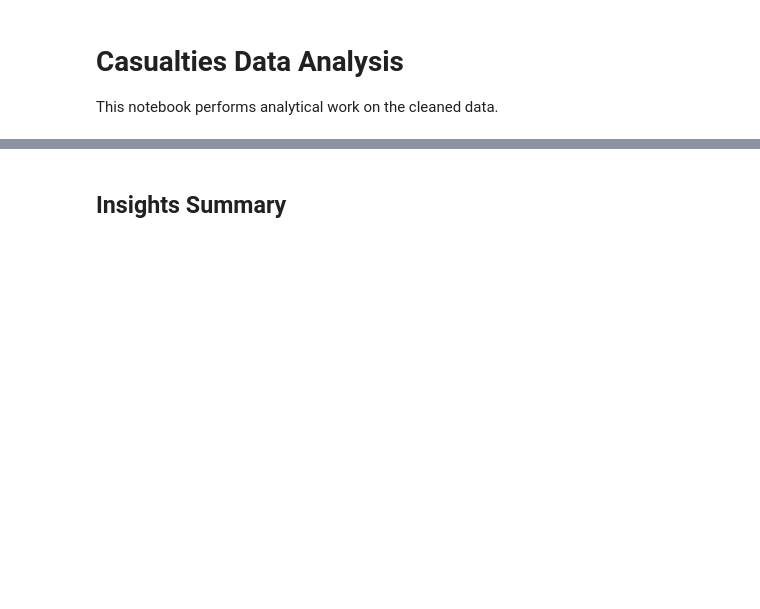
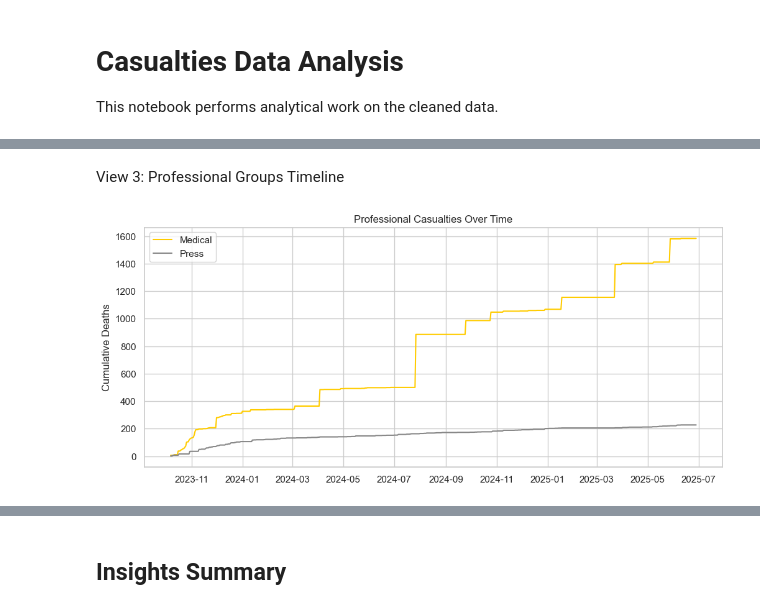
Before and after one commit to MIT-Emerging-Talent/ET6-CDSP-group-03-repo, a Jupyter notebook: 3_data_exploration/casualties_data_analysis.ipynb, the cells around one changed output, grey strips where cells are left out. Drawn from its saved outputs; the diff is of its cells as text; code cells hidden in the pictures; blank space fills up the shorter version.

```diff
--- a/3_data_exploration/casualties_data_analysis.ipynb
+++ b/3_data_exploration/casualties_data_analysis.ipynb
@@ -265,0 +202,13 @@ Final injury/death ratio: 2.57
+# %% [markdown]
+View 3: Professional Groups Timeline
+# %%
+plt.figure(figsize=(12, 5))
+plt.plot(df["date"], df["med_killed_cum"], label="Medical", color="#FFCC00")
+plt.plot(df["date"], df["press_killed_cum"], label="Press", color="#888888")
+plt.title("Professional Casualties Over Time")
+plt.ylabel("Cumulative Deaths")
+plt.legend()
+plt.grid(True)
+plt.show()
+# %% [output]
+[figure, added]
```
Also changed, not shown: parts of 46 cells of this notebook.
